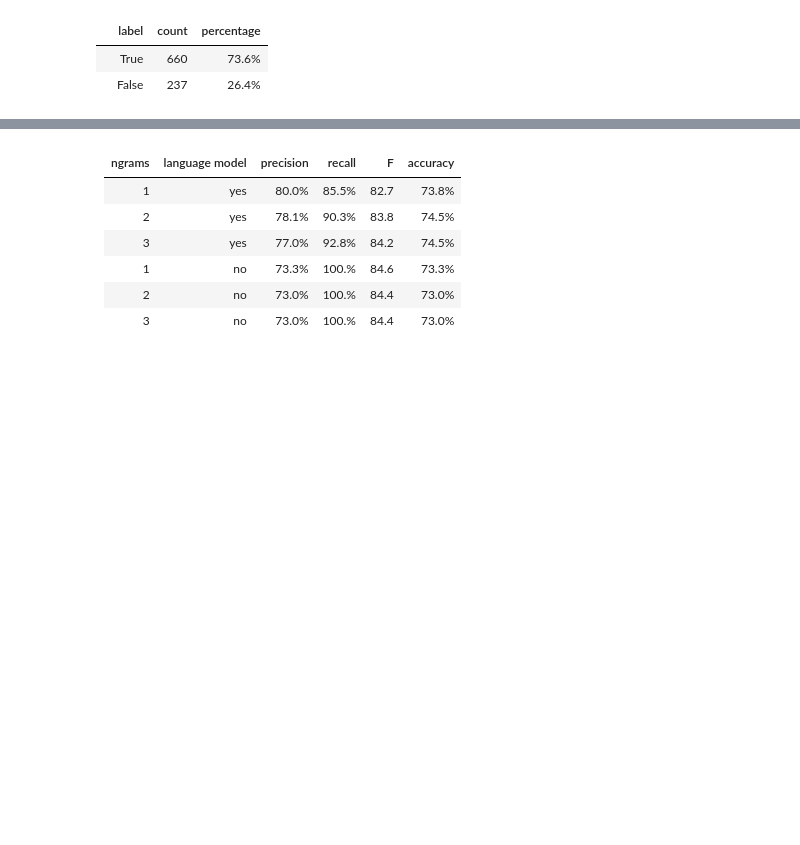
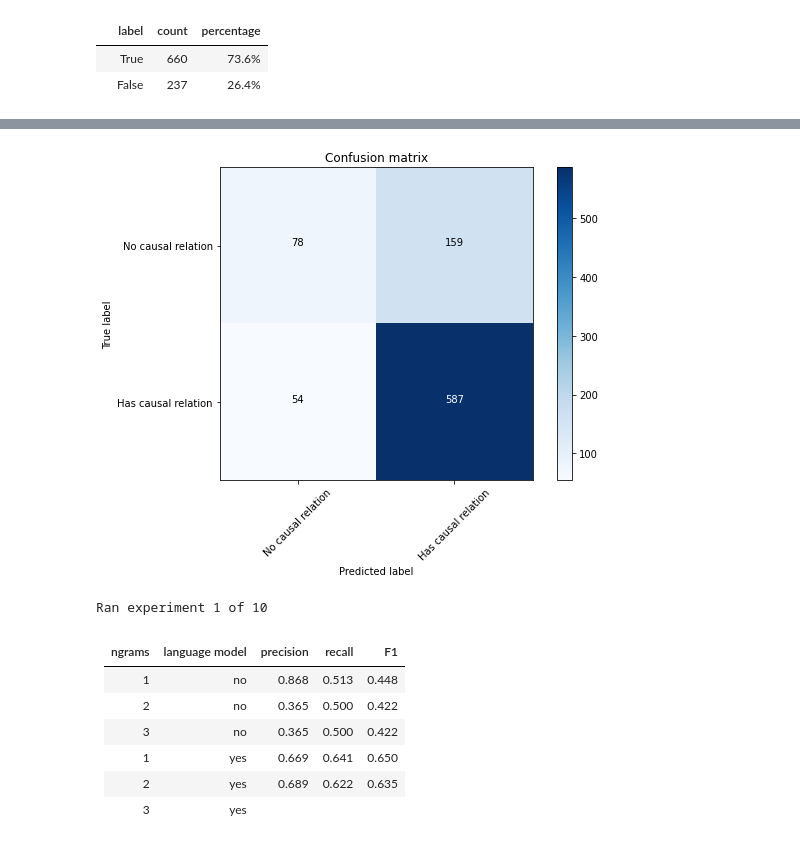
Before and after one commit to SSIML2021/SSIML2021, a Jupyter notebook: notebooks/1.1-causal-relation-precence-detection.ipynb, the cells around one changed output, grey strips where cells are left out. Cells and saved outputs as stored; diff of their text form; code cells hidden in the pictures; blank space fills up the shorter version.

```diff
--- a/notebooks/1.1-causal-relation-precence-detection.ipynb
+++ b/notebooks/1.1-causal-relation-precence-detection.ipynb
@@ -178,9 +269,19 @@ precision: 77.0%; recall: 92.8%; F: 84.2; accuracy: 74.5%
+# %%
+cm = sklearn.metrics.confusion_matrix(y_true, y_pred)
+plot_confusion_matrix(cm, ['No causal relation', 'Has causal relation'], normalize=False)
+# %% [output]
+[figure, added]
+# %%
+y_true, y_pred = run_experiments(X, y, wordNgrams=3, pretrainedVectors='wiki.en.vec')
+evaluate_results(y_true, y_pred)
+# %% [output]
+Ran experiment 1 of 10
 # %% [markdown]
-| ngrams | language model | precision | recall | F    | accuracy |
-| ------ | -------------- | --------- | ------ | ---- | -------- |
-| 1      | yes            | 80.0%     | 85.5%  | 82.7 | 73.8%    |
-| 2      | yes            | 78.1%     | 90.3%  | 83.8 | 74.5%    |
-| 3      | yes            | 77.0%     | 92.8%  | 84.2 | 74.5%    |
-| 1      | no             | 73.3%     | 100.%  | 84.6 | 73.3%    |
-| 2      | no             | 73.0%     | 100.%  | 84.4 | 73.0%    |
-| 3      | no             | 73.0%     | 100.%  | 84.4 | 73.0%    |
+| ngrams | language model | precision | recall | F1    |
+| ------ | -------------- | --------- | ------ | ---- |
+| 1      | no             | 0.868     | 0.513  | 0.448 |
+| 2      | no             | 0.365     | 0.500  | 0.422 |
+| 3      | no             | 0.365     | 0.500  | 0.422 |
+| 1      | yes            | 0.669     | 0.641  | 0.650 |
+| 2      | yes            | 0.689     | 0.622  | 0.635 |
+| 3      | yes            |      |   |  |
```
Also changed, not shown: parts of 16 cells of this notebook.
